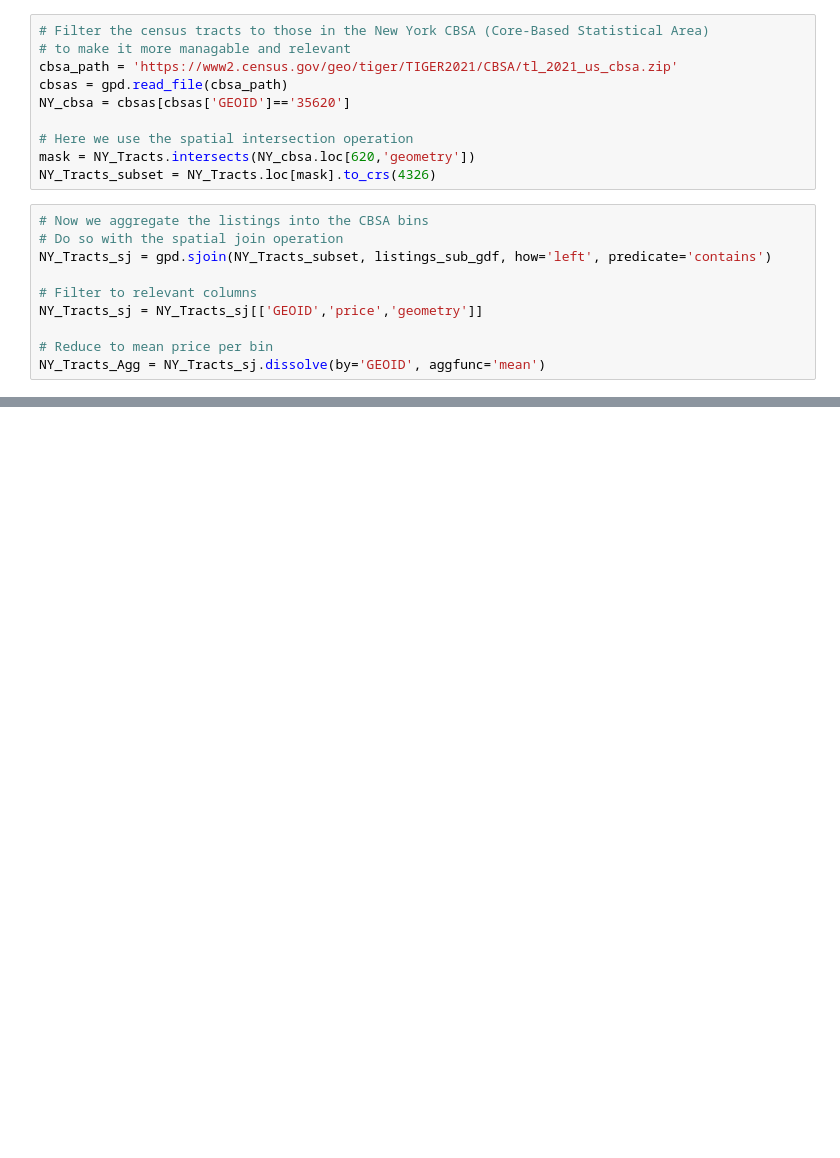
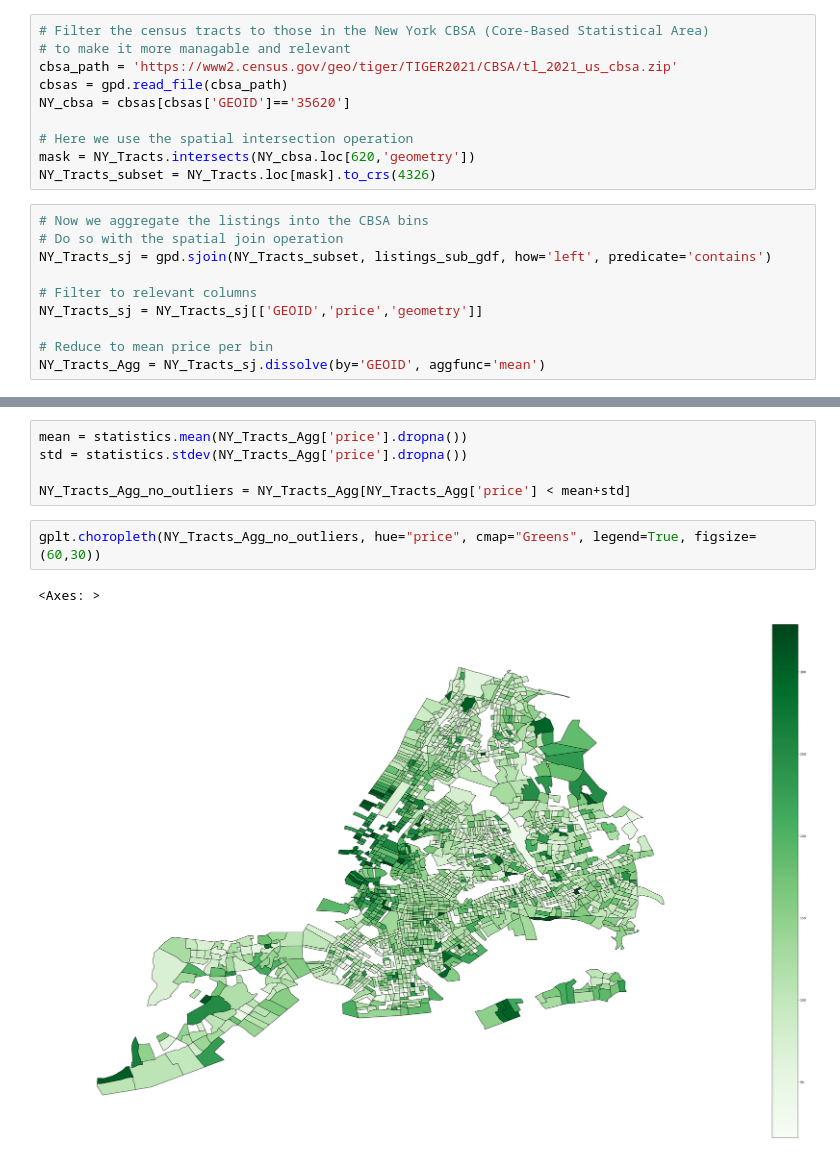
Before and after one commit to domoench/geospatial, a Jupyter notebook: AirBnB Listings EDA/AirBnB Listings EDA.ipynb, the cells around one changed output, grey strips where cells are left out. Saved outputs shown, nothing was run; the diff lists cells and outputs as text; blank space fills up the shorter version.

```diff
--- a/AirBnB Listings EDA/AirBnB Listings EDA.ipynb
+++ b/AirBnB Listings EDA/AirBnB Listings EDA.ipynb
@@ -129,0 +130,10 @@ AttributeError: 'MultiPolygon' object has no attribute 'exterior'
+# %%
+mean = statistics.mean(NY_Tracts_Agg['price'].dropna())
+std = statistics.stdev(NY_Tracts_Agg['price'].dropna())
+
+NY_Tracts_Agg_no_outliers = NY_Tracts_Agg[NY_Tracts_Agg['price'] < mean+std]
+# %%
+gplt.choropleth(NY_Tracts_Agg_no_outliers, hue="price", cmap="Greens", legend=True, figsize=(60,30))
+# %% [output]
+<Axes: >
+[figure, added]
```
Also changed, not shown: parts of 7 cells of this notebook.
